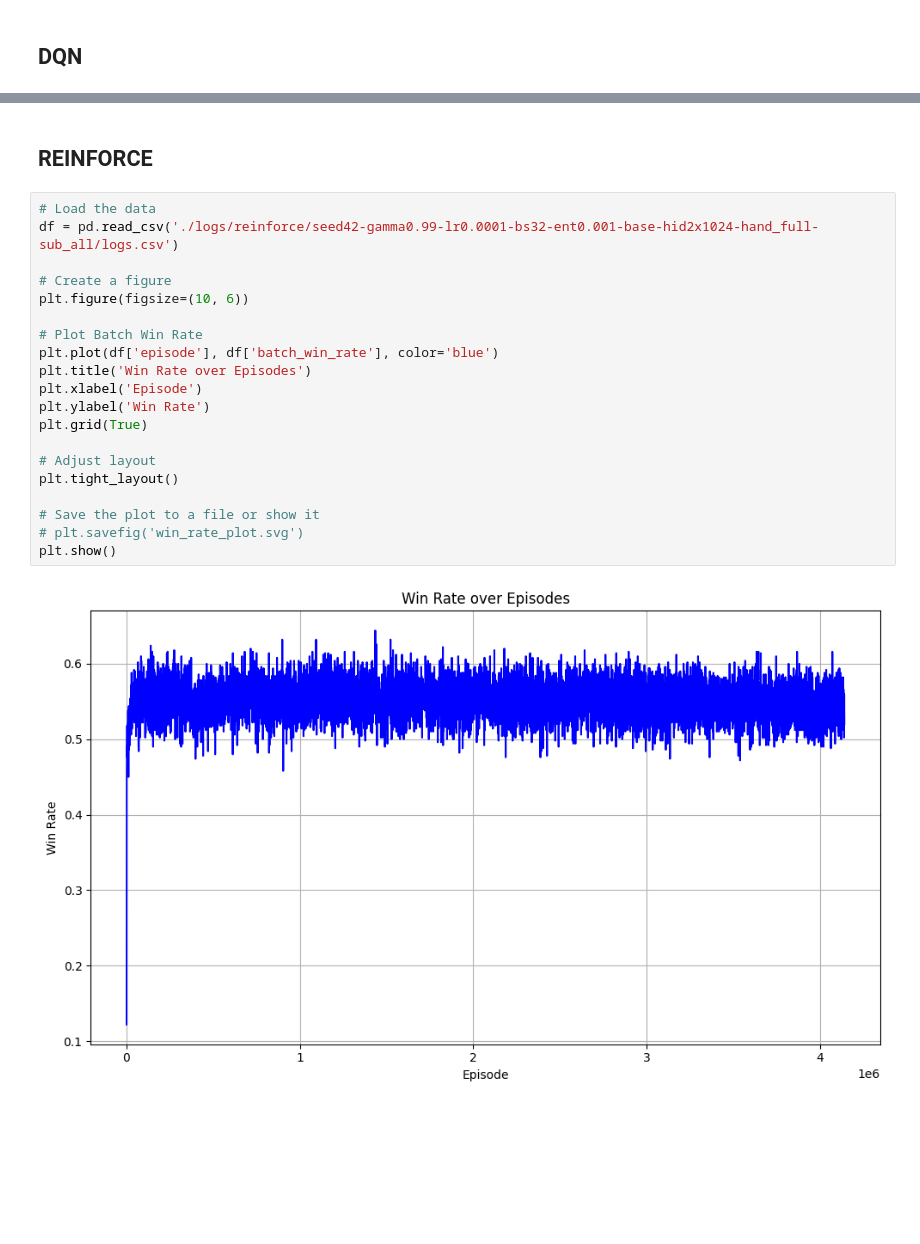
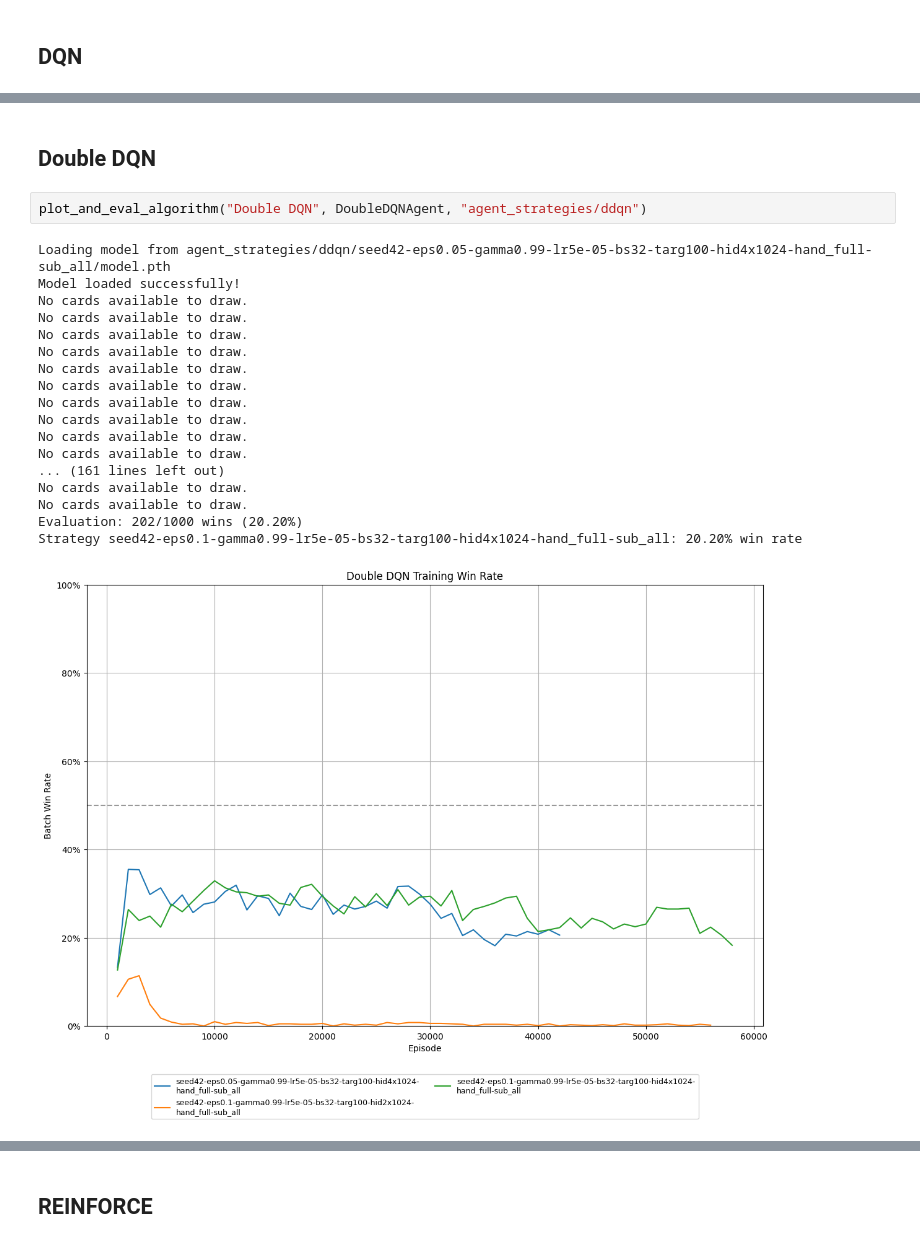
Before and after one commit to vasatjos/bachelor-thesis, a Jupyter notebook: src/graphs.ipynb, the cells around one changed output, grey strips where cells are left out. Cells and saved outputs as stored; diff of their text form; blank space fills up the shorter version.

```diff
--- a/src/graphs.ipynb
+++ b/src/graphs.ipynb
@@ -29,0 +190,23 @@ plt.show()
+# %% [markdown]
+## Double DQN
+# %%
+plot_and_eval_algorithm("Double DQN", DoubleDQNAgent, "agent_strategies/ddqn")
+# %% [output]
+Loading model from agent_strategies/ddqn/seed42-eps0.05-gamma0.99-lr5e-05-bs32-targ100-hid4x1024-hand_full-sub_all/model.pth
+Model loaded successfully!
+No cards available to draw.
+No cards available to draw.
+No cards available to draw.
+No cards available to draw.
+No cards available to draw.
+No cards available to draw.
+No cards available to draw.
+No cards available to draw.
+No cards available to draw.
+No cards available to draw.
+... (161 lines left out)
+No cards available to draw.
+No cards available to draw.
+Evaluation: 202/1000 wins (20.20%)
+Strategy seed42-eps0.1-gamma0.99-lr5e-05-bs32-targ100-hid4x1024-hand_full-sub_all: 20.20% win rate
+[figure, added]
@@ -30,24 +230,2 @@ plt.show()
 # %% [markdown]
 ## REINFORCE
-# %%
-# Load the data
-df = pd.read_csv('./logs/reinforce/seed42-gamma0.99-lr0.0001-bs32-ent0.001-base-hid2x1024-hand_full-sub_all/logs.csv')
-
-# Create a figure
-plt.figure(figsize=(10, 6))
-
-# Plot Batch Win Rate
-plt.plot(df['episode'], df['batch_win_rate'], color='blue')
-plt.title('Win Rate over Episodes')
-plt.xlabel('Episode')
-plt.ylabel('Win Rate')
-plt.grid(True)
-
-# Adjust layout
-plt.tight_layout()
-
-# Save the plot to a file or show it
-# plt.savefig('win_rate_plot.svg')
-plt.show()
-# %% [output]
-[figure, removed]
```
Also changed, not shown: parts of 11 cells of this notebook.
